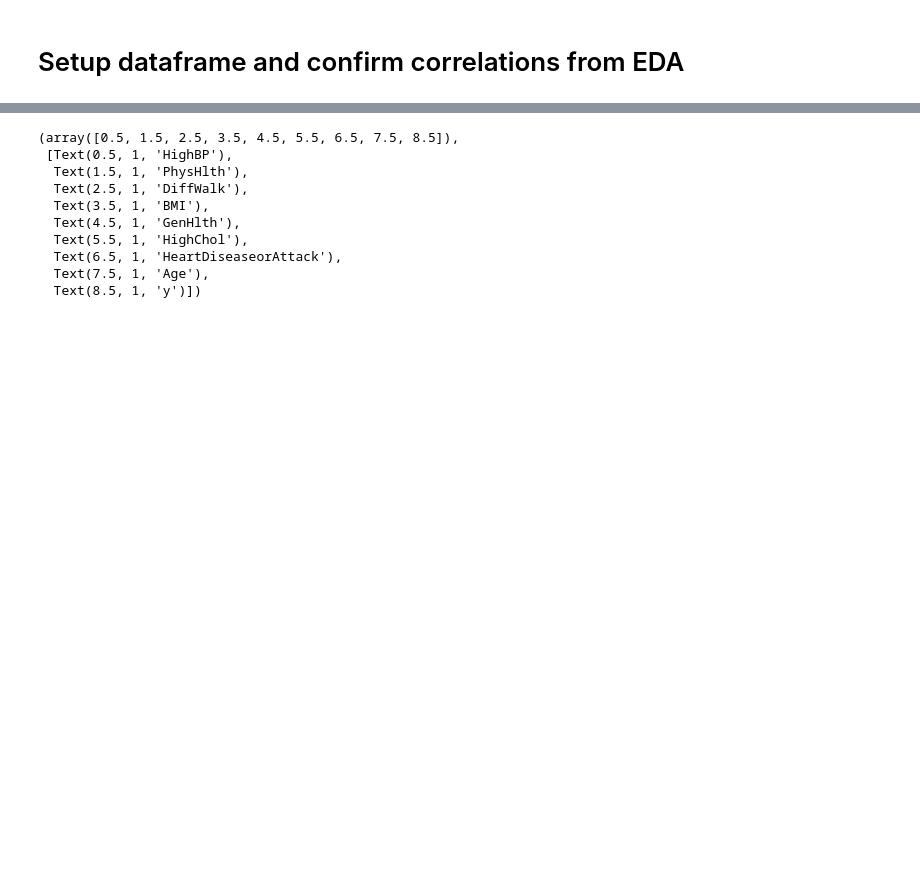
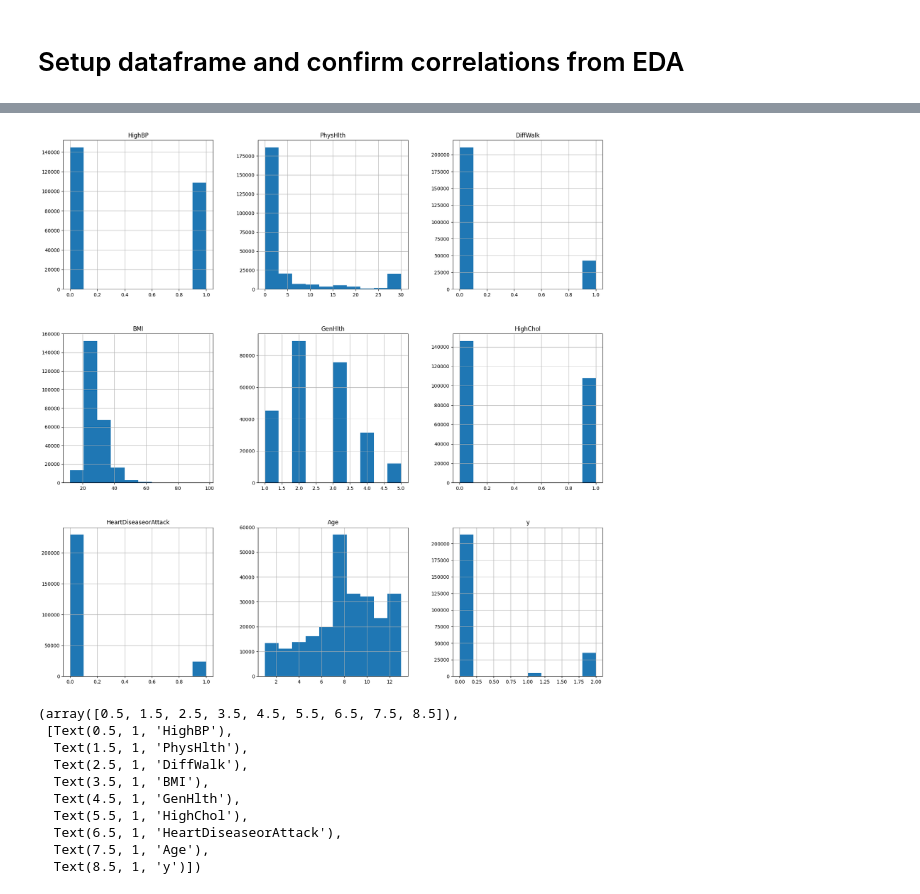
Before and after one commit to chendonna3/diabetes-categorization, a Jupyter notebook: PrelimModel_Plourde.ipynb, the cells around one changed output, grey strips where cells are left out. Cells and saved outputs as stored; diff of their text form; code cells hidden in the pictures; blank space fills up the shorter version.

```diff
--- a/PrelimModel_Plourde.ipynb
+++ b/PrelimModel_Plourde.ipynb
@@ -89,3 +116,9 @@ Diabetes.sample(5)
+# %%
+#bar chart of columns in data
+Diabetes.hist(figsize=(20,20))
+plt.show()
+# %% [output]
+[figure, added]
 # %%
 DataCorr_Bin_full = Diabetes.corr(method="spearman")
 plt.figure(figsize=(30, 10))
```
Also changed, not shown: parts of 16 cells of this notebook.
